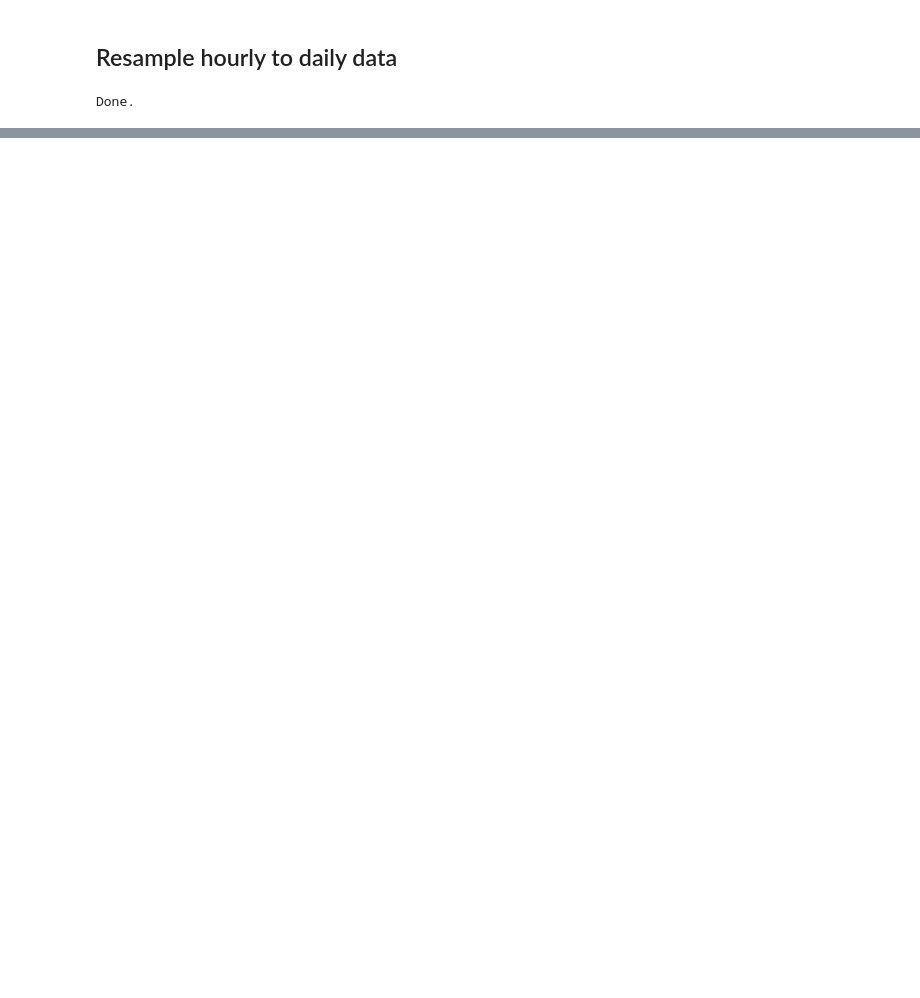
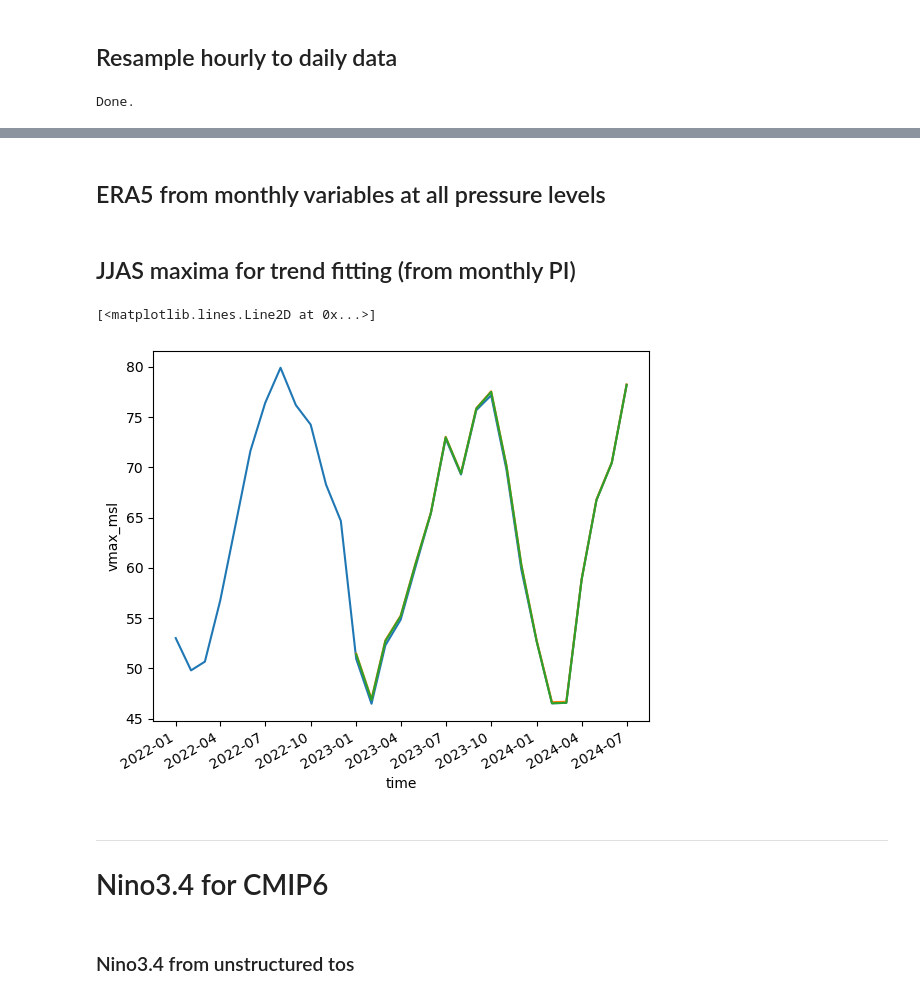
Before and after one commit to clairbarnes/wwa-current, a Jupyter notebook: 24-08_typhoon-gaemi/typhoon-gaemi_0P_pre-processing.ipynb, the cells around one changed output, grey strips where cells are left out. Drawn from its saved outputs; the diff is of its cells as text; code cells hidden in the pictures; blank space fills up the shorter version.

```diff
--- a/24-08_typhoon-gaemi/typhoon-gaemi_0P_pre-processing.ipynb
+++ b/24-08_typhoon-gaemi/typhoon-gaemi_0P_pre-processing.ipynb
@@ -470,0 +500,2 @@ ts.to_netcdf("/rds/general/user/cb2714/home/00_WWA_project_folder/ephemeral/typh
+# %% [markdown]
+## ERA5 from monthly variables at all pressure levels
@@ -470,0 +516,15 @@ ts.to_netcdf("/rds/general/user/cb2714/home/00_WWA_project_folder/ephemeral/typh
+# %% [markdown]
+## JJAS maxima for trend fitting (from monthly PI)
+# %%
+ds = wrap_lon(xr.open_dataset("data/mpi_vmax_mm_halfdeg_1979-2023.nc")).vmax.rename(latitude = "lat", longitude = "lon").sel(study_region).mean(["lat", "lon"])
+ds_monthly2 = xr.open_dataset("era5_monthly_vmax.nc").mean(["lat", "lon"])
+
+ts = xr.concat([ds, ds_monthly2.sel(time = "2024").vmax_msl], "time").dropna("time", "any")
+ts.to_netcdf("data/pi_ts-monthly_era5.nc")
+# %%
+ts.sel(time = slice("2022",None)).plot()
+ds_monthly2.vmax_sp.plot()
+ds_monthly2.vmax_msl.plot()
+# %% [output]
+[<matplotlib.lines.Line2D at 0x...>]
+[figure, added]
@@ -470,0 +540,5 @@ ts.to_netcdf("/rds/general/user/cb2714/home/00_WWA_project_folder/ephemeral/typh
+# %% [markdown]
+---
+# Nino3.4 for CMIP6
+# %% [markdown]
+### Nino3.4 from unstructured tos
```
Also changed, not shown: parts of 39 cells of this notebook, 5 other files.
